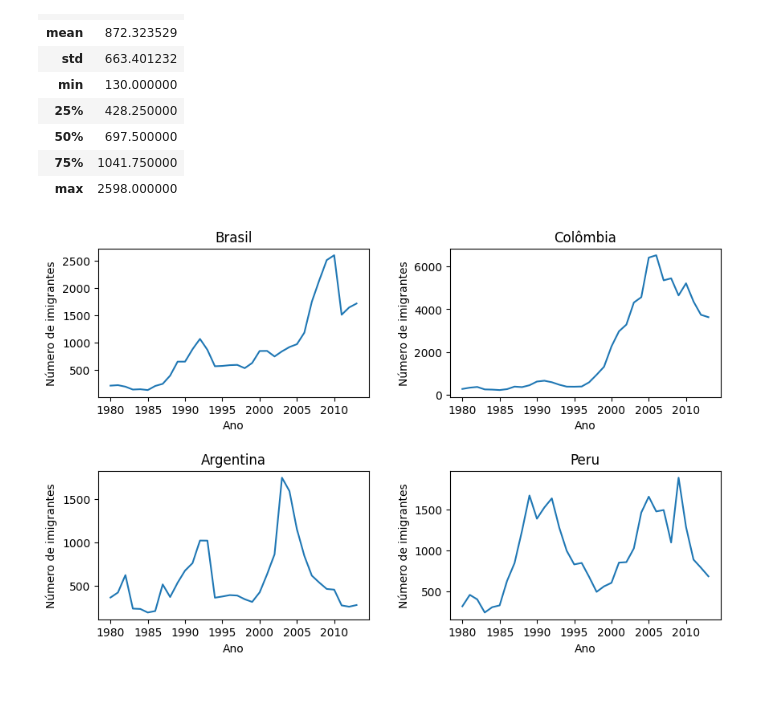
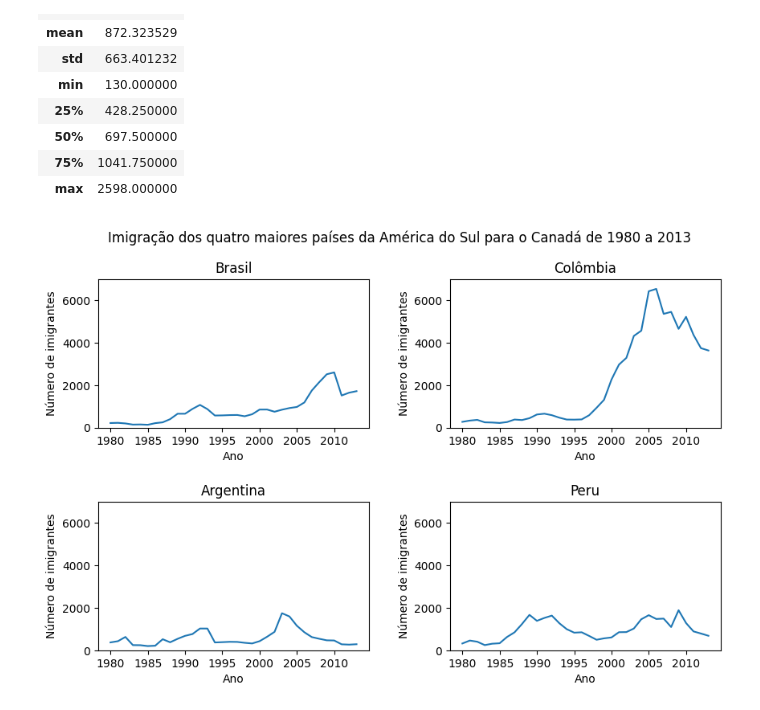
Before and after one commit to juliogazoli/alura-data-visualization-python-criando-graficos, a Jupyter notebook: analise_imigrantes.ipynb, the cells around one changed output. Cells and saved outputs as stored; diff of their text form; code cells hidden in the pictures.

```diff
--- a/analise_imigrantes.ipynb
+++ b/analise_imigrantes.ipynb
@@ -206,26 +206,33 @@ dados_brasil.describe()
 # %%
 fig, axs = plt.subplots(2, 2, figsize=(10, 6))
 fig.subplots_adjust(hspace=0.5, wspace=0.3)
+fig.suptitle('Imigração dos quatro maiores países da América do Sul para o Canadá de 1980 a 2013')
 
 axs[0, 0].plot(df.loc['Brasil', anos])
 axs[0, 0].set_title('Brasil')
 
 axs[0, 1].plot(df.loc['Colômbia', anos])
 axs[0, 1].set_title('Colômbia')
 
 axs[1, 0].plot(df.loc['Argentina', anos])
 axs[1, 0].set_title('Argentina')
 
 axs[1, 1].plot(df.loc['Peru', anos])
 axs[1, 1].set_title('Peru')
 
 for ax in axs.flat:
     ax.xaxis.set_major_locator(plt.MultipleLocator(5))
 
 for ax in axs.flat:
     ax.set_xlabel('Ano')
     ax.set_ylabel('Número de imigrantes')
 
+ymin = 0
+ymax = 7000
+
+for ax in axs.ravel():
+    ax.set_ylim(ymin, ymax)
+
 plt.show()
 # %% [output]
-[figure, old version]
+[figure, new version]
```
